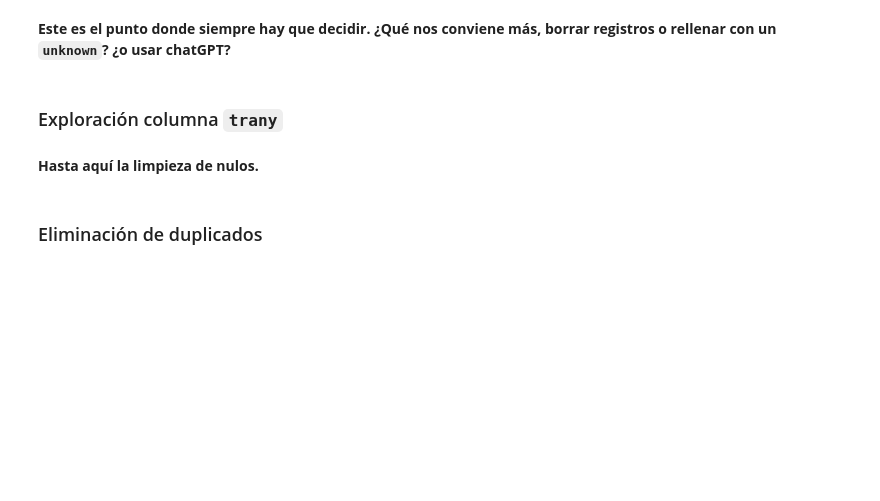
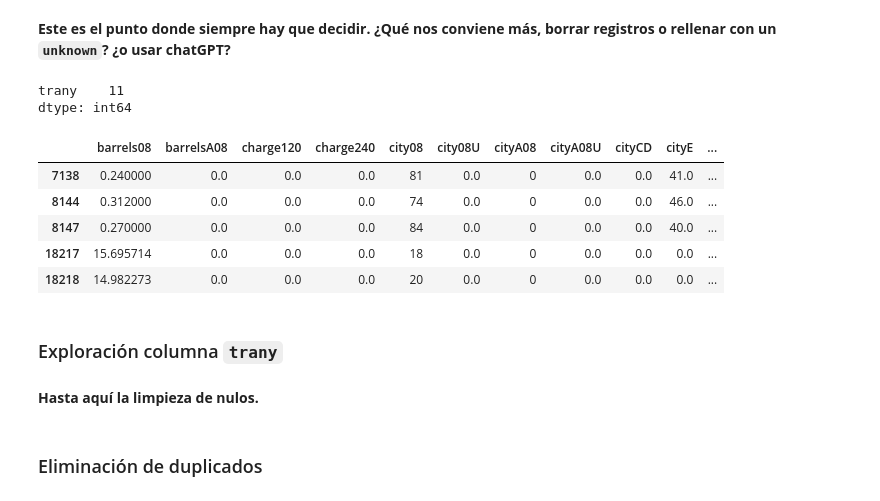
Before and after one commit to Ironhack-Data-Madrid-Julio-2023/apuntes_clase, a Jupyter notebook: semana_2/3.1 - Data Cleaning.ipynb, the cells around one changed output. Saved outputs shown, nothing was run; the diff lists cells and outputs as text; code cells hidden in the pictures; blank space fills up the shorter version.

```diff
--- a/semana_2/3.1 - Data Cleaning.ipynb
+++ b/semana_2/3.1 - Data Cleaning.ipynb
@@ -30,0 +126,6 @@ $$$$
+# %%
+# columnas con valores nulos
+
+nan_cols = df.isna().sum()
+
+nan_cols[nan_cols>0]
@@ -31,2 +158,6 @@ $$$$
 # %% [markdown]
 ### Borrado de columnas con más de 10.000 valores nulos
+# %%
+# df = df.drop(columns = nan_cols[nan_cols>1e4].index)
+
+df.drop(columns = nan_cols[nan_cols>1e4].index, inplace=True)
@@ -35,2 +197,6 @@ $$$$
 # %% [markdown]
 **Espera, son eléctricos, de hecho existe un Mazda con motor rotatorio. Efectivamente no tienen cilindros ni cilindrada**
+# %%
+# rellena con cero los valores nulos en esas 2 columnas
+
+df[['cylinders', 'displ']] = df[['cylinders', 'displ']].fillna(0)
@@ -39,5 +252,23 @@ $$$$
 # %% [markdown]
 **Este es el punto donde siempre hay que decidir. ¿Qué nos conviene más, borrar registros o rellenar con un `unknown`? ¿o usar chatGPT?**
+# %%
+df.drive.fillna('unknown', inplace=True)
+# %%
+nan_cols = df.isna().sum()
+
+nan_cols[nan_cols>0]
+# %% [output]
+trany    11
+dtype: int64
+# %%
+df[df.drive=='unknown'].head()
+# %% [output]
+|  | barrels08 | barrelsA08 | charge120 | charge240 | city08 | city08U | cityA08 | cityA08U | cityCD | cityE | ... |
+| 7138 | 0.240000 | 0.0 | 0.0 | 0.0 | 81 | 0.0 | 0 | 0.0 | 0.0 | 41.0 | ... |
+| 8144 | 0.312000 | 0.0 | 0.0 | 0.0 | 74 | 0.0 | 0 | 0.0 | 0.0 | 46.0 | ... |
+| 8147 | 0.270000 | 0.0 | 0.0 | 0.0 | 84 | 0.0 | 0 | 0.0 | 0.0 | 40.0 | ... |
+| 18217 | 15.695714 | 0.0 | 0.0 | 0.0 | 18 | 0.0 | 0 | 0.0 | 0.0 | 0.0 | ... |
+| 18218 | 14.982273 | 0.0 | 0.0 | 0.0 | 20 | 0.0 | 0 | 0.0 | 0.0 | 0.0 | ... |
 # %% [markdown]
 ### Exploración columna `trany`
 # %% [markdown]
```
Also changed, not shown: parts of 19 cells of this notebook.
